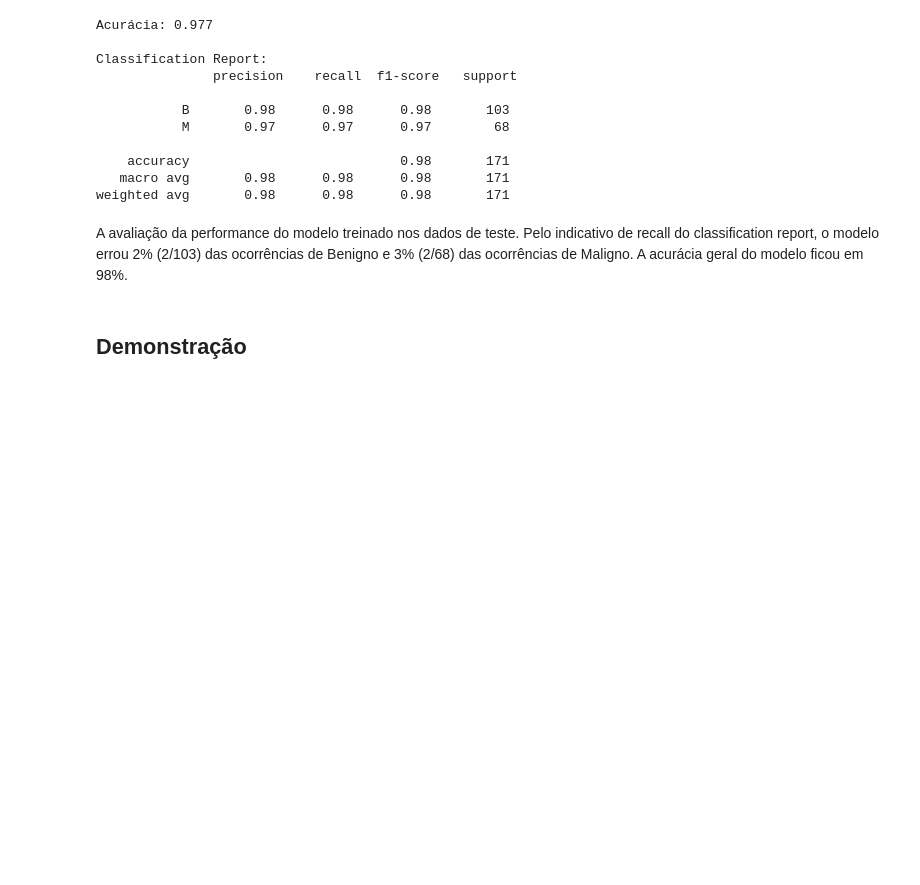
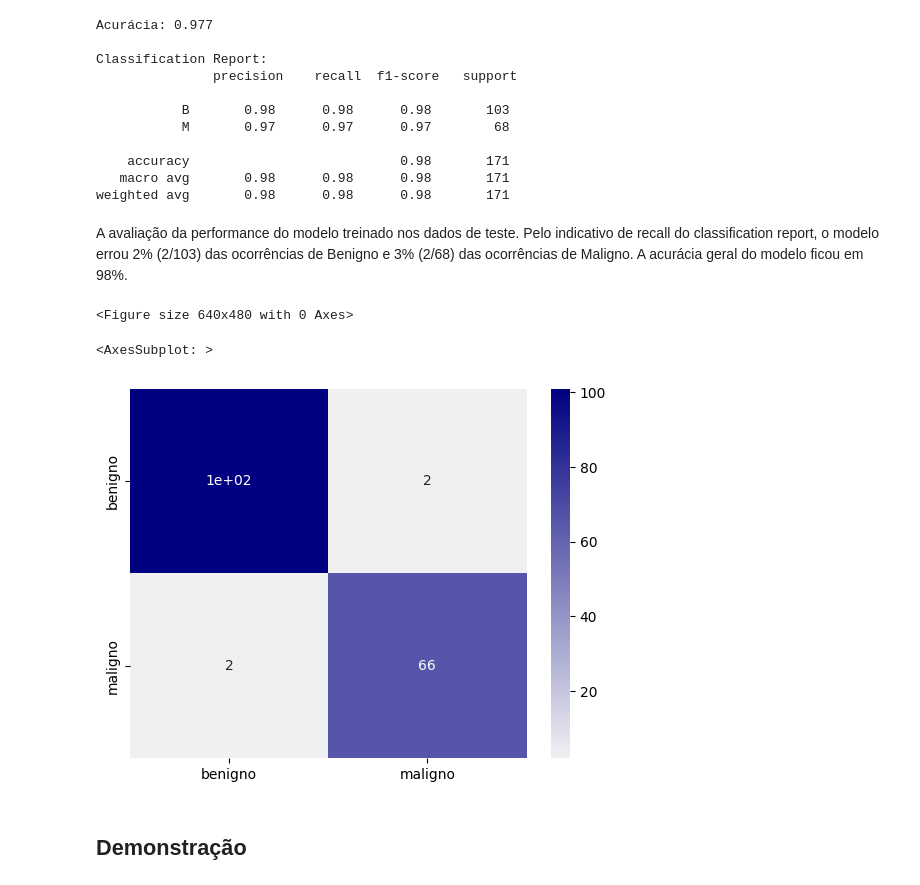
Before and after one commit to vicnuels/cancer-de-mama-knn, a Jupyter notebook: index.ipynb, the cells around one changed output. Drawn from its saved outputs; the diff is of its cells as text; code cells hidden in the pictures; blank space fills up the shorter version.

```diff
--- a/index.ipynb
+++ b/index.ipynb
@@ -138,6 +162,19 @@ Classification Report:
 weighted avg       0.98      0.98      0.98       171
 # %% [markdown]
 A avaliação da performance do modelo treinado nos dados de teste. Pelo indicativo de recall do classification report, o modelo errou 2% (2/103) das ocorrências de Benigno e 3% (2/68) das ocorrências de Maligno. A acurácia geral do modelo ficou em 98%.
+# %%
+conf_mat = confusion_matrix(y_test, previsao)
+
+df_cm = pd.DataFrame(conf_mat, index = [i for i in ['benigno', 'maligno']],
+                  columns = [i for i in ['benigno', 'maligno']])
+
+cmap = sns.light_palette("navy", as_cmap=True)
+plt.figure()
+sns.heatmap(df_cm, annot=True, cmap=cmap)
+# %% [output]
+<Figure size 640x480 with 0 Axes>
+<AxesSubplot: >
+[figure, added]
 # %% [markdown]
 ## Demonstração
 # %% [markdown]
```
Also changed, not shown: parts of 5 cells of this notebook, 1 other file.
